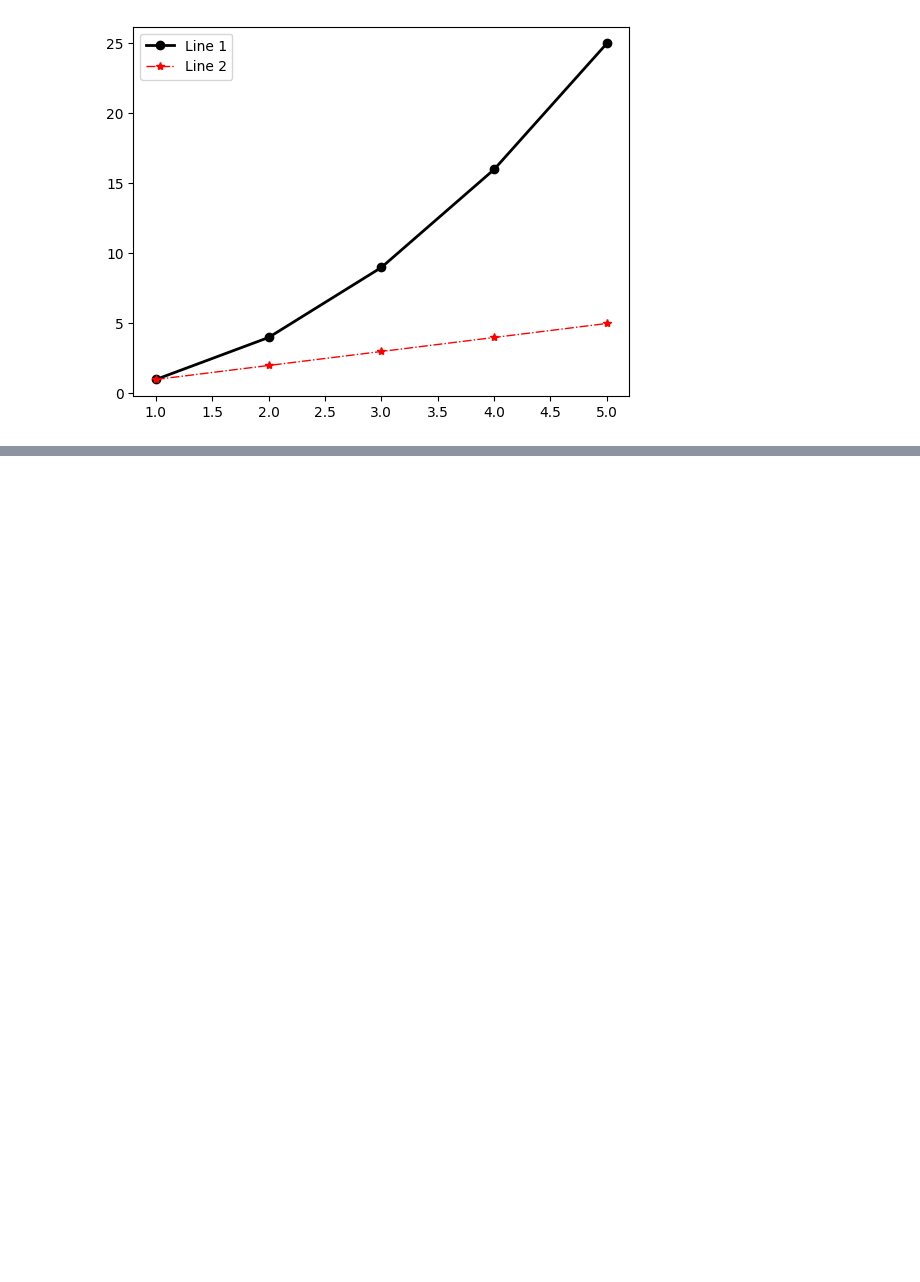
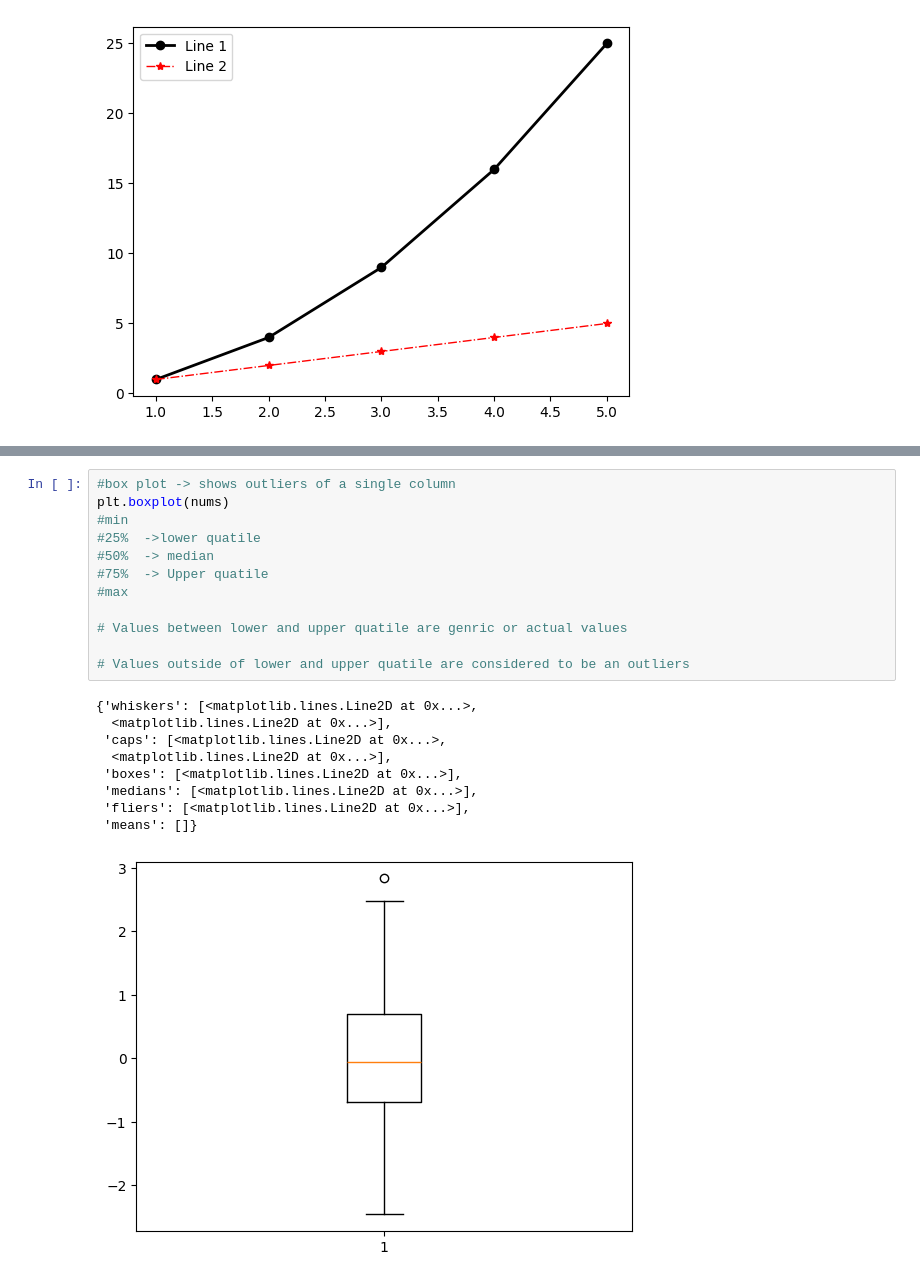
Before and after one commit to zamman365-glitch/Libraries, a Jupyter notebook: Matplot.ipynb, the cells around one changed output, grey strips where cells are left out. Cells and saved outputs as stored; diff of their text form; blank space fills up the shorter version.

```diff
--- a/Matplot.ipynb
+++ b/Matplot.ipynb
@@ -107,0 +132,22 @@ plt.show()
+# %%
+#box plot -> shows outliers of a single column
+plt.boxplot(nums)
+#min
+#25%  ->lower quatile
+#50%  -> median
+#75%  -> Upper quatile
+#max
+
+# Values between lower and upper quatile are genric or actual values
+
+# Values outside of lower and upper quatile are considered to be an outliers
+# %% [output]
+{'whiskers': [<matplotlib.lines.Line2D at 0x...>,
+  <matplotlib.lines.Line2D at 0x...>],
+ 'caps': [<matplotlib.lines.Line2D at 0x...>,
+  <matplotlib.lines.Line2D at 0x...>],
+ 'boxes': [<matplotlib.lines.Line2D at 0x...>],
+ 'medians': [<matplotlib.lines.Line2D at 0x...>],
+ 'fliers': [<matplotlib.lines.Line2D at 0x...>],
+ 'means': []}
+[figure, added]
```
Also changed, not shown: parts of 4 cells of this notebook.
